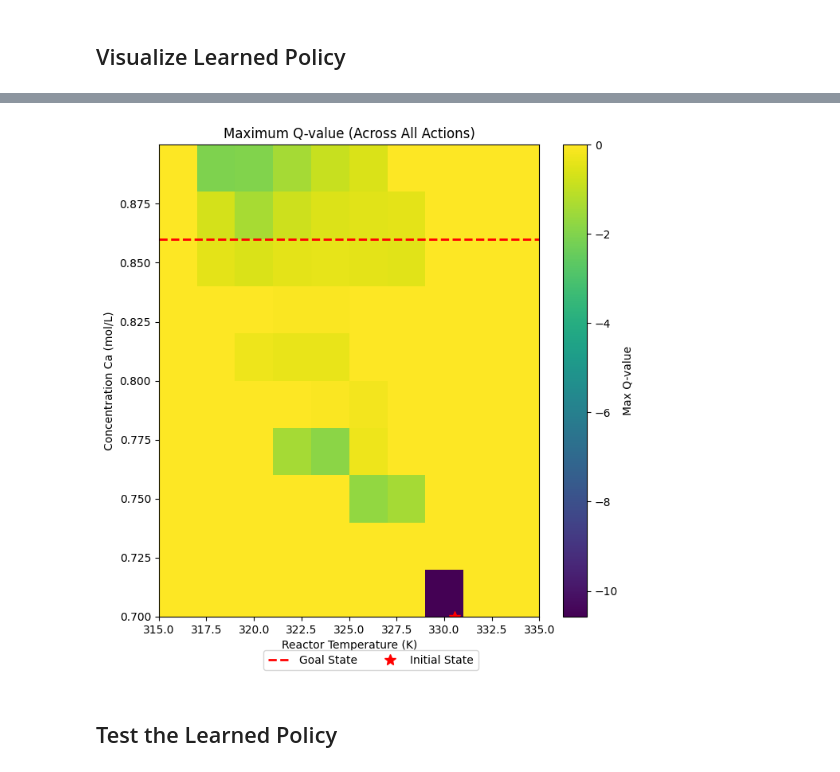
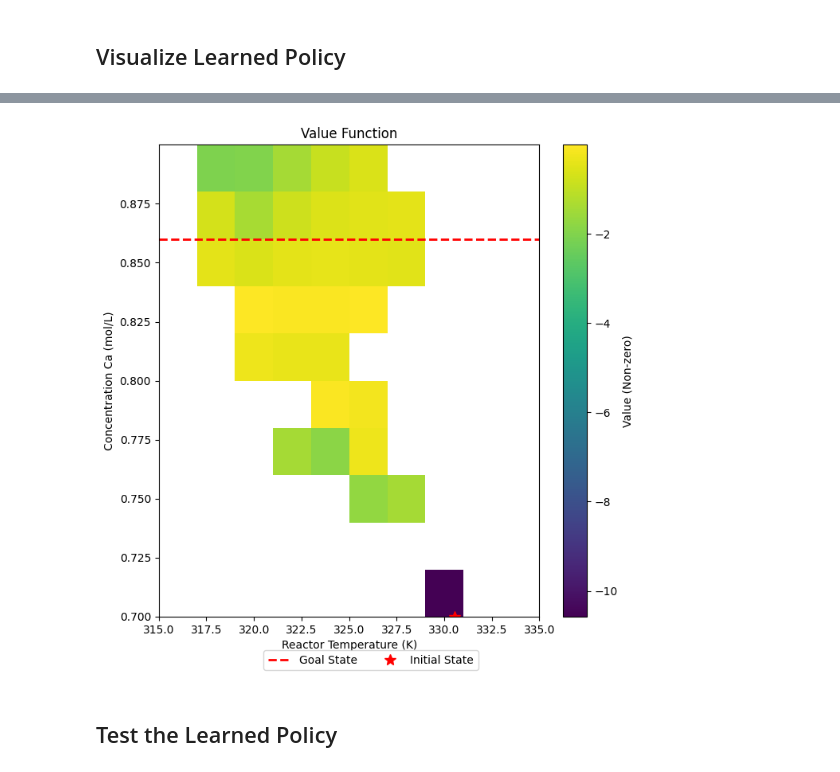
Before and after one commit to MaximilianB2/chemengRL, a Jupyter notebook: src/disc_cstr.ipynb, the cells around one changed output, grey strips where cells are left out. Cells and saved outputs as stored; diff of their text form; code cells hidden in the pictures.

```diff
--- a/src/disc_cstr.ipynb
+++ b/src/disc_cstr.ipynb
@@ -265,42 +270,46 @@ plt.show()
 # %%
 # Create actual state space values for axes
 ca_space = np.linspace(disc_env.cont_obs_low[0],
      disc_env.cont_obs_high[0],
      disc_env.grid_size[0])
 temp_space = np.linspace(disc_env.cont_obs_low[1],
          disc_env.cont_obs_high[1],
          disc_env.grid_size[1])
 
 # Create subplot for each action
 n_actions = disc_env.n_actions
 fig, axs = plt.subplots(1, 1, figsize=(7, 7))
 
 
 
 # Add a plot for the max Q-value (which determines the policy)
-max_q_values = np.max(agent.q_table, axis=2)
-im = axs.imshow(max_q_values,
-          extent=[temp_space[0], temp_space[-1],
-            ca_space[0], ca_space[-1]],
-          aspect='auto',
-          cmap='viridis',
-          origin='lower')
-plt.colorbar(im, ax=axs, label='Max Q-value')
-axs.set_title('Maximum Q-value (Across All Actions)')
+values = np.max(agent.q_table, axis=2)
+masked_values = np.ma.masked_where(values == 0, values)
+
+# Plot the masked Q-values
+im = axs.imshow(masked_values,
+      extent=[temp_space[0], temp_space[-1],
+      ca_space[0], ca_space[-1]],
+      aspect='auto',
+      cmap='viridis',
+      origin='lower')
+
+plt.colorbar(im, ax=axs, label='Value (Non-zero)')
+axs.set_title('Value Function')
 axs.set_xlabel('Reactor Temperature (K)')
 axs.set_ylabel('Concentration Ca (mol/L)')
 axs.axhline(y=disc_env.goal_state, color='red', linestyle='--', linewidth=2, label='Goal State')
 axs.plot(init_temp, init_ca, 'r*', markersize=10, label='Initial State')
 
 # Only include one legend for the last subplot
 handles, labels = axs.get_legend_handles_labels()
 fig.legend(handles, labels, loc='upper center', bbox_to_anchor=(0.5, 0.05), ncol=3)
 
 plt.tight_layout()
 plt.subplots_adjust(bottom=0.1)  # Make room for the common legend
 plt.show()
 # %% [output]
-[figure, old version]
+[figure, new version]
 # %% [markdown]
 ## Test the Learned Policy
 # %%
```
Also changed, not shown: parts of 6 cells of this notebook, 3 other files.
